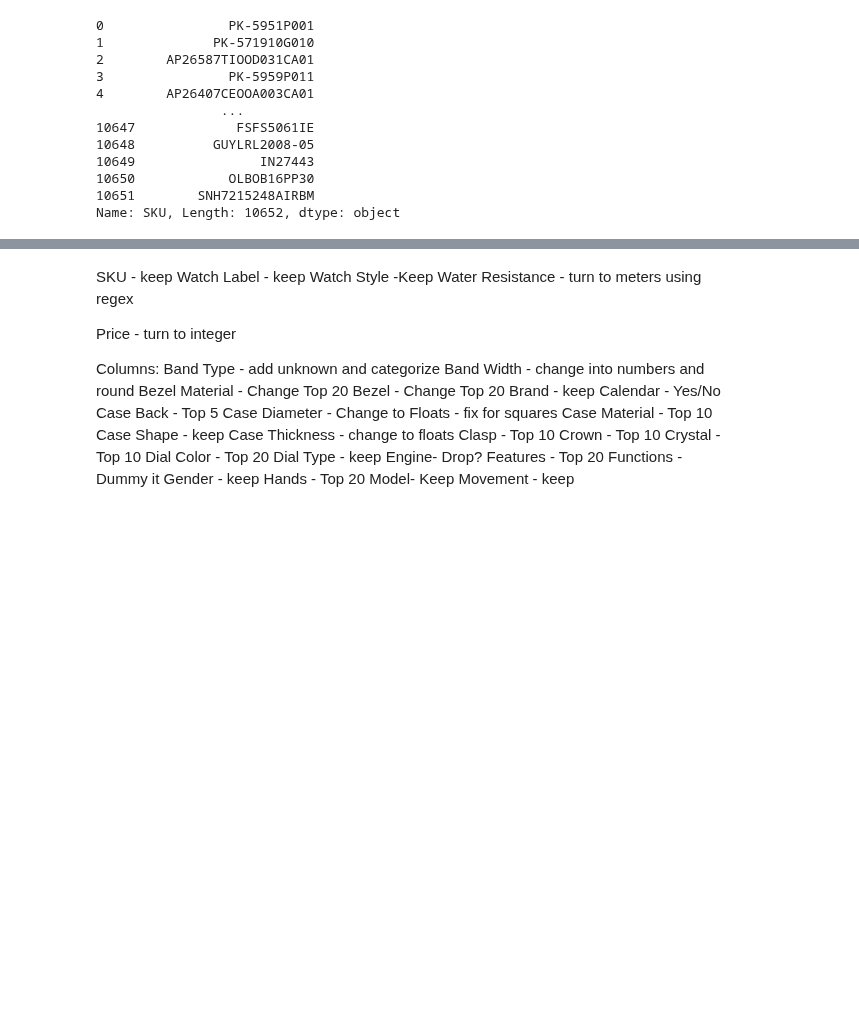
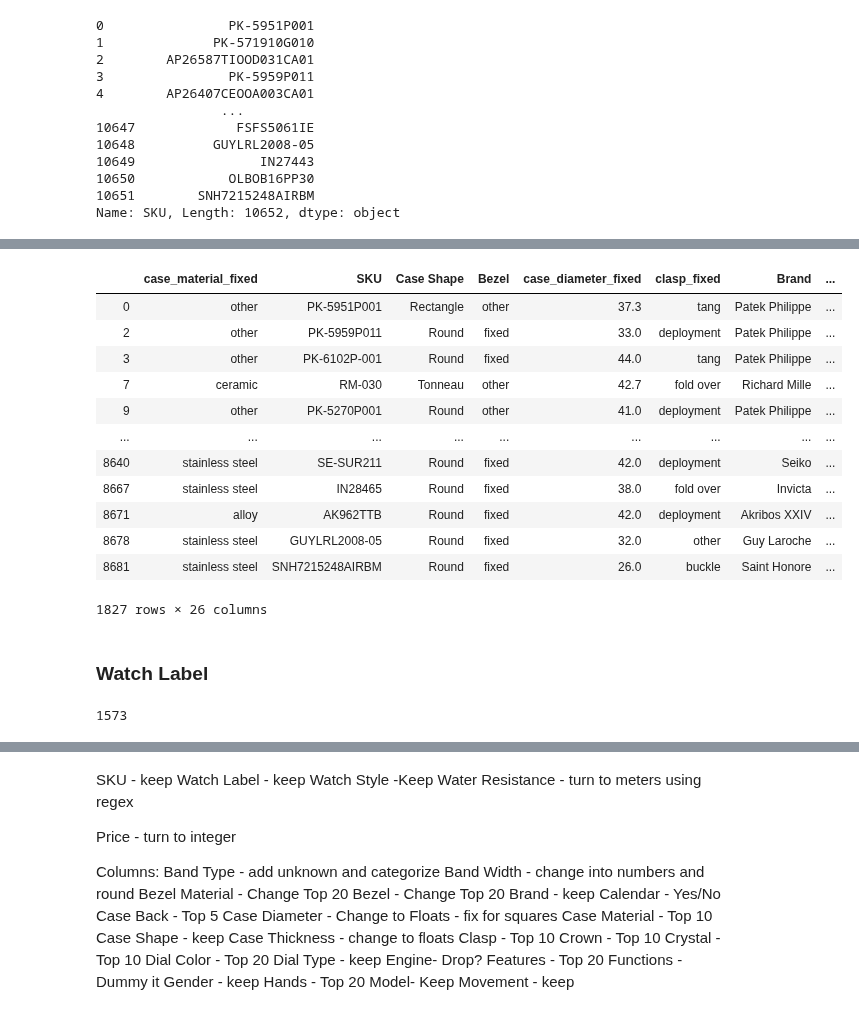
Before and after one commit to jcanque777/watchclassification, a Jupyter notebook: final_watches.ipynb, the cells around one changed output, grey strips where cells are left out. Cells and saved outputs as stored; diff of their text form; code cells hidden in the pictures; blank space fills up the shorter version.

Commit message:
Filled Nas of Several Columns

```diff
--- a/final_watches.ipynb
+++ b/final_watches.ipynb
@@ -1668,7 +1668,7 @@ final_columns
  'dial_color_fixed',
  'Gender']
 # %%
-final_columns.pop(3)
+final_columns.pop(3)http://localhost:8889/notebooks/final_watches.ipynb#
 # %% [output]
 'Case Back'
 # %%
@@ -1793,0 +1803,2 @@ Name: delete, Length: 8682, dtype: int64
+# %%
+df['case_material_fixed'].fillna('other', inplace=True)
@@ -1793,0 +1835,25 @@ Name: delete, Length: 8682, dtype: int64
+# %%
+# they are all 0s because it isn't available on website
+df['case_thickness_fixed'].fillna(0, inplace=True)
+# %%
+df[df['case_thickness_fixed'] == 0]
+# %% [output]
+|  | case_material_fixed | SKU | Case Shape | Bezel | case_diameter_fixed | clasp_fixed | Brand | ... |
+| 0 | other | PK-5951P001 | Rectangle | other | 37.3 | tang | Patek Philippe | ... |
+| 2 | other | PK-5959P011 | Round | fixed | 33.0 | deployment | Patek Philippe | ... |
+| 3 | other | PK-6102P-001 | Round | fixed | 44.0 | tang | Patek Philippe | ... |
+| 7 | ceramic | RM-030 | Tonneau | other | 42.7 | fold over | Richard Mille | ... |
+| 9 | other | PK-5270P001 | Round | other | 41.0 | deployment | Patek Philippe | ... |
+| ... | ... | ... | ... | ... | ... | ... | ... | ... |
+| 8640 | stainless steel | SE-SUR211 | Round | fixed | 42.0 | deployment | Seiko | ... |
+| 8667 | stainless steel | IN28465 | Round | fixed | 38.0 | fold over | Invicta | ... |
+| 8671 | alloy | AK962TTB | Round | fixed | 42.0 | deployment | Akribos XXIV | ... |
+| 8678 | stainless steel | GUYLRL2008-05 | Round | fixed | 32.0 | other | Guy Laroche | ... |
+| 8681 | stainless steel | SNH7215248AIRBM | Round | fixed | 26.0 | buckle | Saint Honore | ... |
+1827 rows × 26 columns
+# %% [markdown]
+### Watch Label
+# %%
+df['Watch Label'].isna().sum()
+# %% [output]
+1573
```
Also changed, not shown: parts of 16 cells of this notebook.
